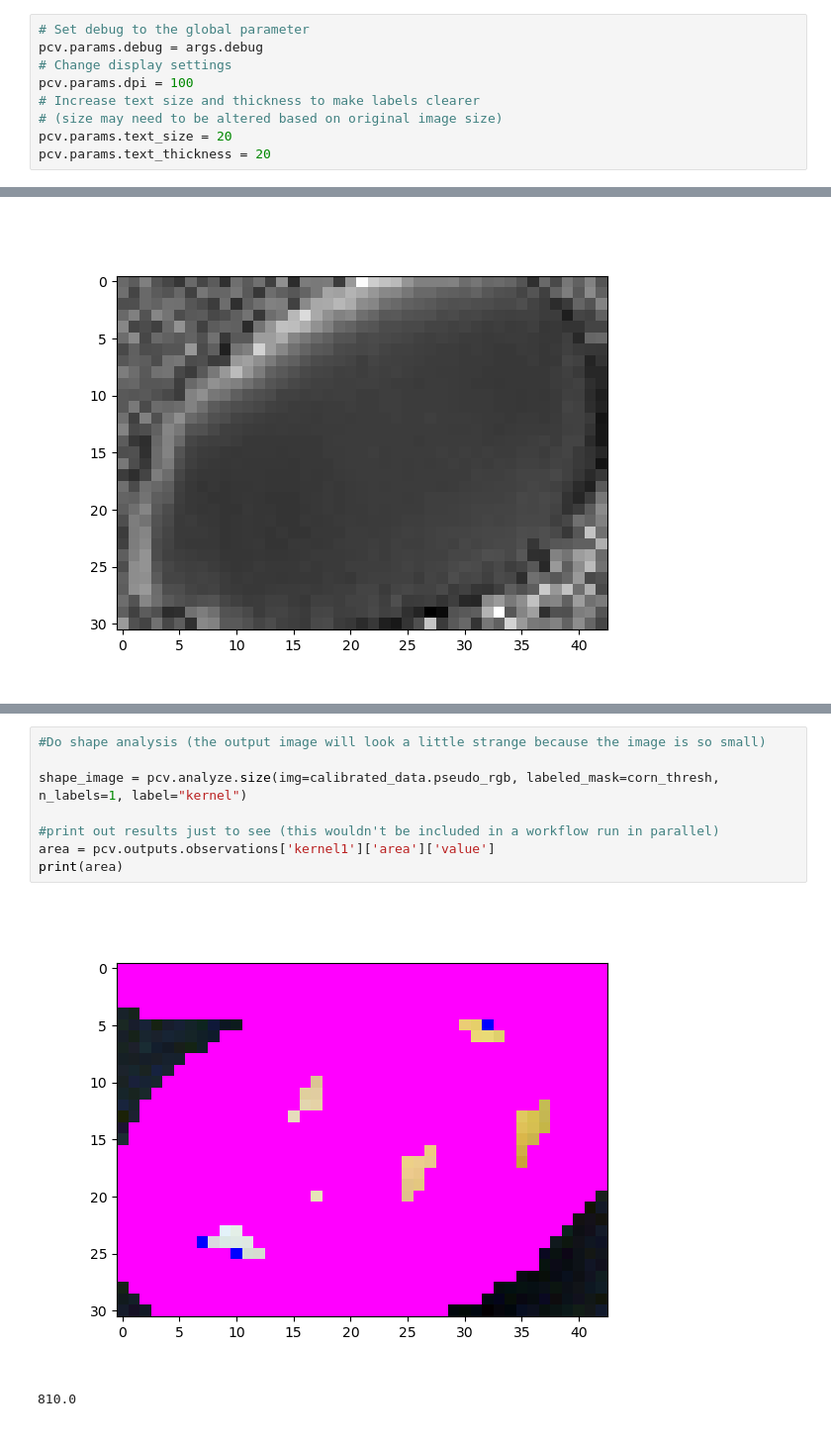
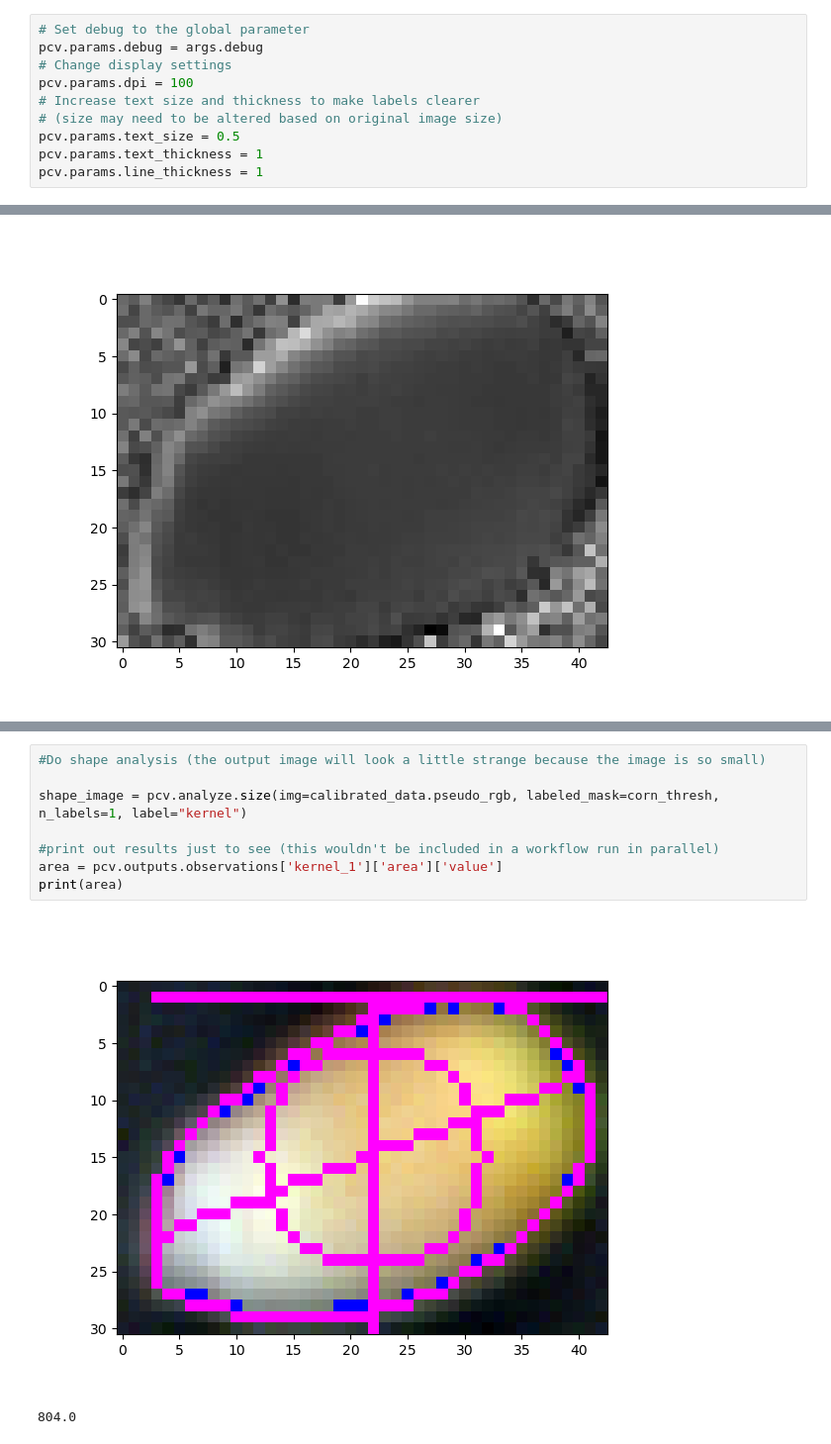
Before and after one commit to danforthcenter/plantcv-tutorial-hyperspectral, a Jupyter notebook: index-Colab.ipynb, the cells around one changed output, grey strips where cells are left out. Shown at 99% size. Saved outputs shown, nothing was run; the diff lists cells and outputs as text.

```diff
--- a/index-Colab.ipynb
+++ b/index-Colab.ipynb
@@ -51,7 +66,8 @@ pcv.params.debug = args.debug
 pcv.params.dpi = 100
 # Increase text size and thickness to make labels clearer
 # (size may need to be altered based on original image size)
-pcv.params.text_size = 20
-pcv.params.text_thickness = 20
+pcv.params.text_size = 0.5
+pcv.params.text_thickness = 1
+pcv.params.line_thickness = 1
 # %% [markdown]
 ## Read the input image
@@ -176,11 +190,11 @@ ari_img = pcv.visualize.pseudocolor(gray_img = ari_index.array_data, mask=corn_t
 # %%
 #Do shape analysis (the output image will look a little strange because the image is so small)
 
 shape_image = pcv.analyze.size(img=calibrated_data.pseudo_rgb, labeled_mask=corn_thresh, n_labels=1, label="kernel")
 
 #print out results just to see (this wouldn't be included in a workflow run in parallel)
-area = pcv.outputs.observations['kernel1']['area']['value']
+area = pcv.outputs.observations['kernel_1']['area']['value']
 print(area)
 # %% [output]
-[figure, old version]
+[figure, new version]
-810.0
+804.0
```
Also changed, not shown: parts of 27 cells of this notebook.
